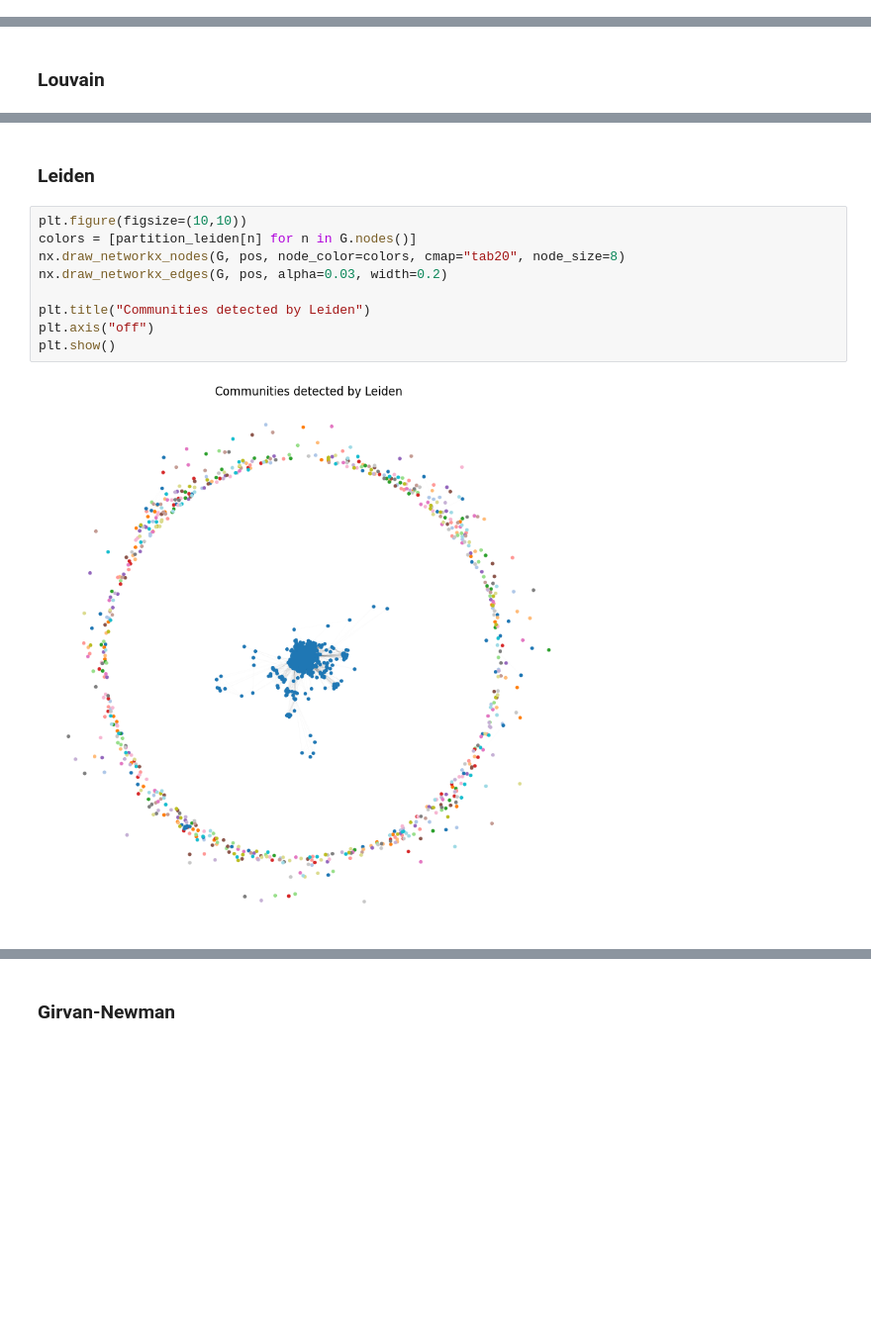
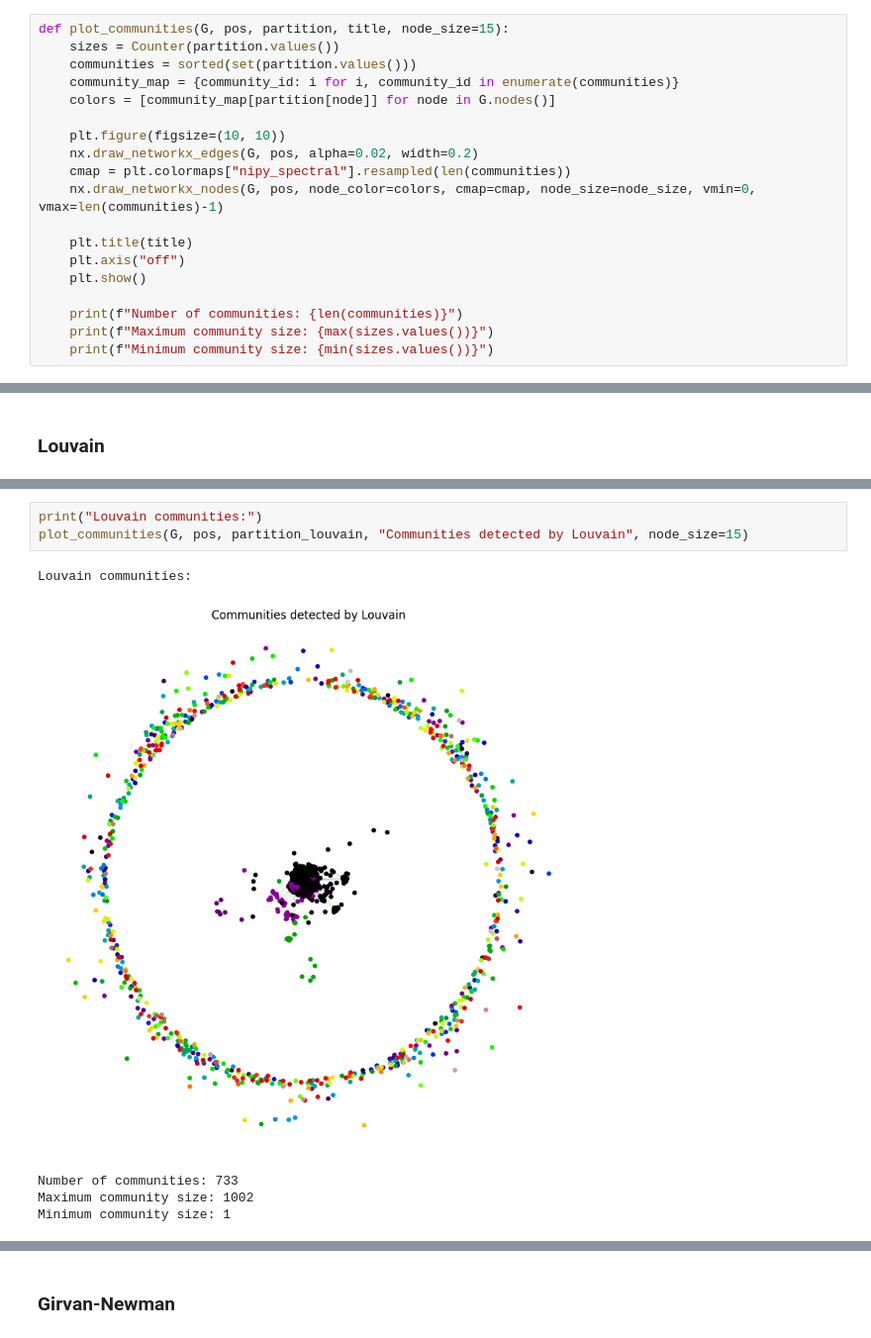
Before and after one commit to CamillaMagistrello/NETWORK_ANALYSIS, a Jupyter notebook: ASSIGNMENTS/src/assignment1.ipynb, the cells around one changed output, grey strips where cells are left out. Shown at 99% size. Cells and saved outputs as stored; diff of their text form; blank space fills up the shorter version.

```diff
--- a/ASSIGNMENTS/src/assignment1.ipynb
+++ b/ASSIGNMENTS/src/assignment1.ipynb
@@ -155,2 +270,21 @@ ARI: 0.8763614536498842
 # %% [markdown]
 ### Draw the graph with different colors for the communities
+# %%
+def plot_communities(G, pos, partition, title, node_size=15):
+    sizes = Counter(partition.values())
+    communities = sorted(set(partition.values()))
+    community_map = {community_id: i for i, community_id in enumerate(communities)}
+    colors = [community_map[partition[node]] for node in G.nodes()]
+
+    plt.figure(figsize=(10, 10))
+    nx.draw_networkx_edges(G, pos, alpha=0.02, width=0.2)
+    cmap = plt.colormaps["nipy_spectral"].resampled(len(communities))
+    nx.draw_networkx_nodes(G, pos, node_color=colors, cmap=cmap, node_size=node_size, vmin=0, vmax=len(communities)-1)
+
+    plt.title(title)
+    plt.axis("off")
+    plt.show()
+
+    print(f"Number of communities: {len(communities)}")
+    print(f"Maximum community size: {max(sizes.values())}")
+    print(f"Minimum community size: {min(sizes.values())}")
@@ -170,13 +313,9 @@ plt.show()
-# %% [markdown]
-### Leiden
-# %%
-plt.figure(figsize=(10,10))
-colors = [partition_leiden[n] for n in G.nodes()]
-nx.draw_networkx_nodes(G, pos, node_color=colors, cmap="tab20", node_size=8)
-nx.draw_networkx_edges(G, pos, alpha=0.03, width=0.2)
-
-plt.title("Communities detected by Leiden")
-plt.axis("off")
-plt.show()
-# %% [output]
-[figure, removed]
+# %%
+print("Louvain communities:")
+plot_communities(G, pos, partition_louvain, "Communities detected by Louvain", node_size=15)
+# %% [output]
+Louvain communities:
+[figure, added]
+Number of communities: 733
+Maximum community size: 1002
+Minimum community size: 1
```
Also changed, not shown: parts of 17 cells of this notebook, 3 other files.
